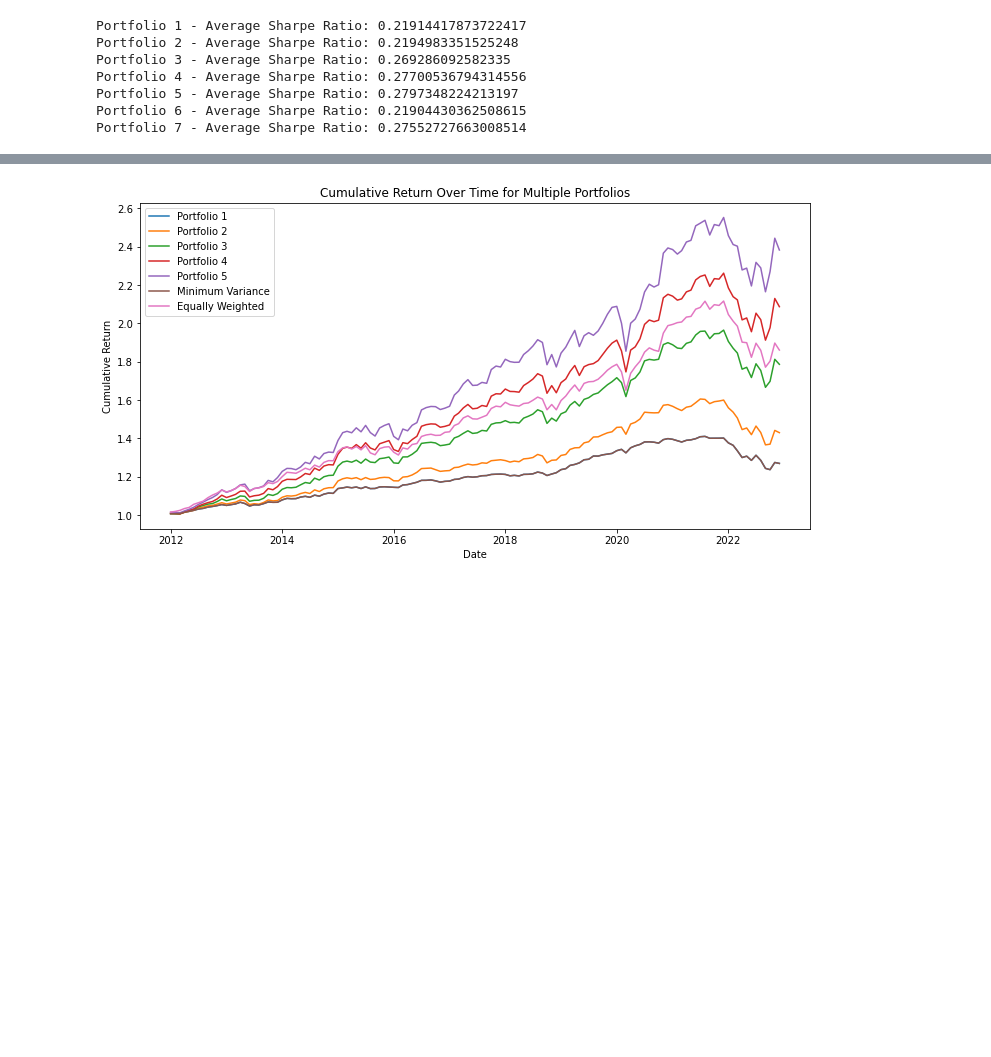
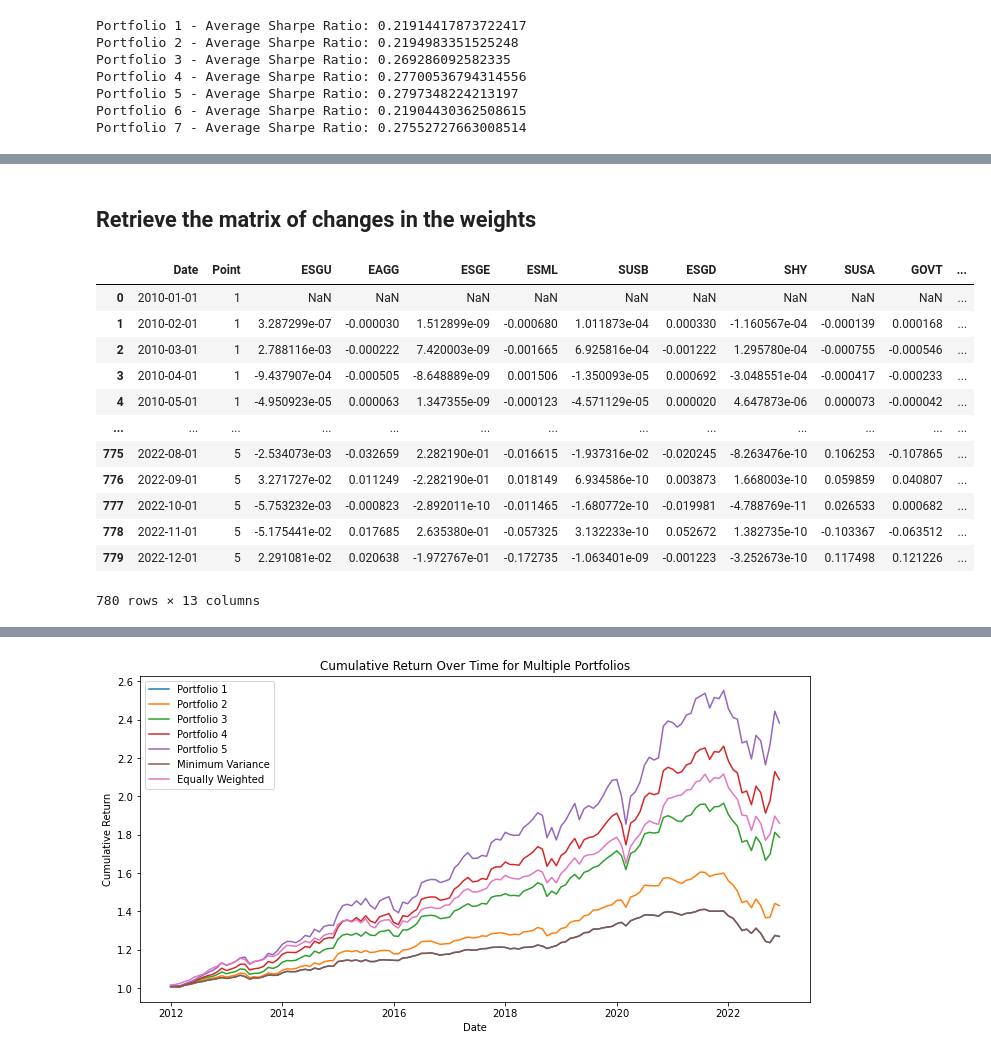
Before and after one commit to remimail/TP-3, a Jupyter notebook: main.ipynb, the cells around one changed output, grey strips where cells are left out. Cells and saved outputs as stored; diff of their text form; code cells hidden in the pictures; blank space fills up the shorter version.

Commit message:
weights change

```diff
--- a/main.ipynb
+++ b/main.ipynb
@@ -910,0 +849,71 @@ plt.show()
+# %% [markdown]
+## Retrieve the matrix of changes in the weights
+# %%
+#If true, show the percentage change --> not well behaved since weights changes from previous month that were close to 0 explode
+relative = False
+
+# Create an empty DataFrame to store the combined data
+combined_df = pd.DataFrame()
+
+# Loop through each date in the dictionary
+for date, data in efficient_frontier_dict.items():
+    # Access the 'Points' data for each date
+    df_date = pd.DataFrame(data['Points'])
+
+    # Add a new column for the date
+    df_date['Date'] = date
+
+    # Concatenate the data for each date
+    combined_df = pd.concat([combined_df, df_date])
+
+# Reset the index of the combined DataFrame
+combined_df.reset_index(drop=True, inplace=True)
+
+# Create an empty DataFrame to store weights evolution
+weights_evolution_df = pd.DataFrame()
+
+# Iterate through unique points
+for point in combined_df['Point'].unique():
+    # Filter the DataFrame for each point
+    point_df = combined_df[combined_df['Point'] == point]
+
+    # Iterate through each row of the filtered DataFrame
+    for index, row in point_df.iterrows():
+        # Access the 'Weights' column directly
+        weights_dict = row['Weights']
+
+        # Create columns for each ticker in the weights dictionary
+        for ticker, weight in weights_dict.items():
+            # Create a new column for each ticker with the corresponding weight
+            point_df.at[index, ticker] = weight
+
+    # Drop unnecessary columns
+    point_df = point_df.drop(columns=['Weights', 'ESG Score'])
+
+    if relative:
+        # Calculate the month-to-month change for each ticker excluding the 'Point' column
+        change_df = point_df.set_index(['Date', 'Point']).pct_change().reset_index()
+    else:
+        # Calculate the absolute month-to-month change for each ticker excluding the 'Point' column
+        change_df = point_df.set_index(['Date', 'Point']).diff().reset_index()
+
+    # Concatenate the data for each point
+    weights_evolution_df = pd.concat([weights_evolution_df, change_df])
+
+# Reset the index of the weights evolution DataFrame
+weights_evolution_df.reset_index(drop=True, inplace=True)
+weights_evolution_df
+# %% [output]
+|  | Date | Point | ESGU | EAGG | ESGE | ESML | SUSB | ESGD | SHY | SUSA | GOVT | ... |
+| 0 | 2010-01-01 | 1 | NaN | NaN | NaN | NaN | NaN | NaN | NaN | NaN | NaN | ... |
+| 1 | 2010-02-01 | 1 | 3.287299e-07 | -0.000030 | 1.512899e-09 | -0.000680 | 1.011873e-04 | 0.000330 | -1.160567e-04 | -0.000139 | 0.000168 | ... |
+| 2 | 2010-03-01 | 1 | 2.788116e-03 | -0.000222 | 7.420003e-09 | -0.001665 | 6.925816e-04 | -0.001222 | 1.295780e-04 | -0.000755 | -0.000546 | ... |
+| 3 | 2010-04-01 | 1 | -9.437907e-04 | -0.000505 | -8.648889e-09 | 0.001506 | -1.350093e-05 | 0.000692 | -3.048551e-04 | -0.000417 | -0.000233 | ... |
+| 4 | 2010-05-01 | 1 | -4.950923e-05 | 0.000063 | 1.347355e-09 | -0.000123 | -4.571129e-05 | 0.000020 | 4.647873e-06 | 0.000073 | -0.000042 | ... |
+| ... | ... | ... | ... | ... | ... | ... | ... | ... | ... | ... | ... | ... |
+| 775 | 2022-08-01 | 5 | -2.534073e-03 | -0.032659 | 2.282190e-01 | -0.016615 | -1.937316e-02 | -0.020245 | -8.263476e-10 | 0.106253 | -0.107865 | ... |
+| 776 | 2022-09-01 | 5 | 3.271727e-02 | 0.011249 | -2.282190e-01 | 0.018149 | 6.934586e-10 | 0.003873 | 1.668003e-10 | 0.059859 | 0.040807 | ... |
+| 777 | 2022-10-01 | 5 | -5.753232e-03 | -0.000823 | -2.892011e-10 | -0.011465 | -1.680772e-10 | -0.019981 | -4.788769e-11 | 0.026533 | 0.000682 | ... |
+| 778 | 2022-11-01 | 5 | -5.175441e-02 | 0.017685 | 2.635380e-01 | -0.057325 | 3.132233e-10 | 0.052672 | 1.382735e-10 | -0.103367 | -0.063512 | ... |
+| 779 | 2022-12-01 | 5 | 2.291081e-02 | 0.020638 | -1.972767e-01 | -0.172735 | -1.063401e-09 | -0.001223 | -3.252673e-10 | 0.117498 | 0.121226 | ... |
+780 rows × 13 columns
```
Also changed, not shown: parts of 6 cells of this notebook.
